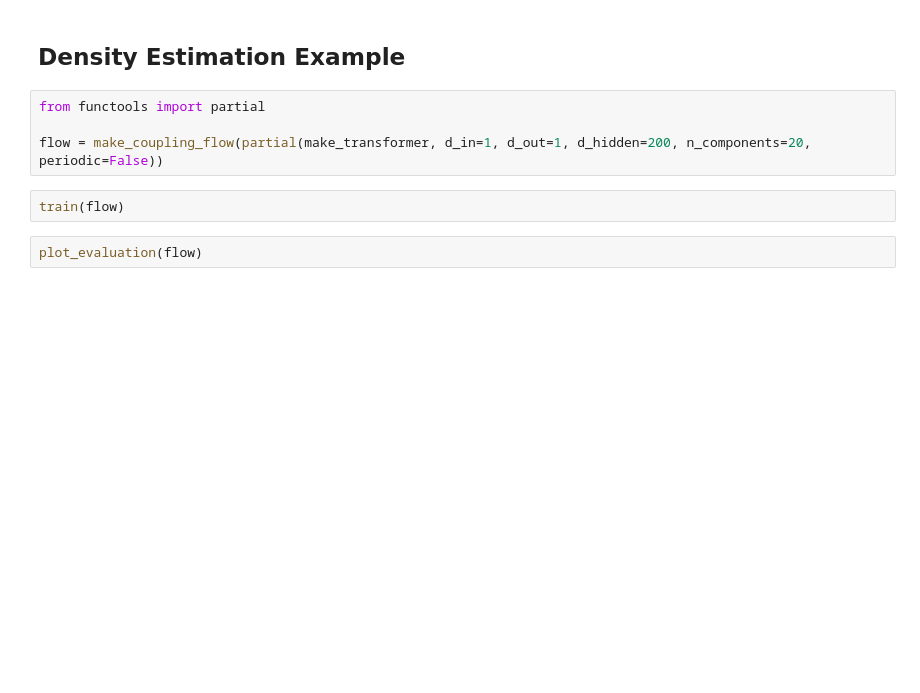
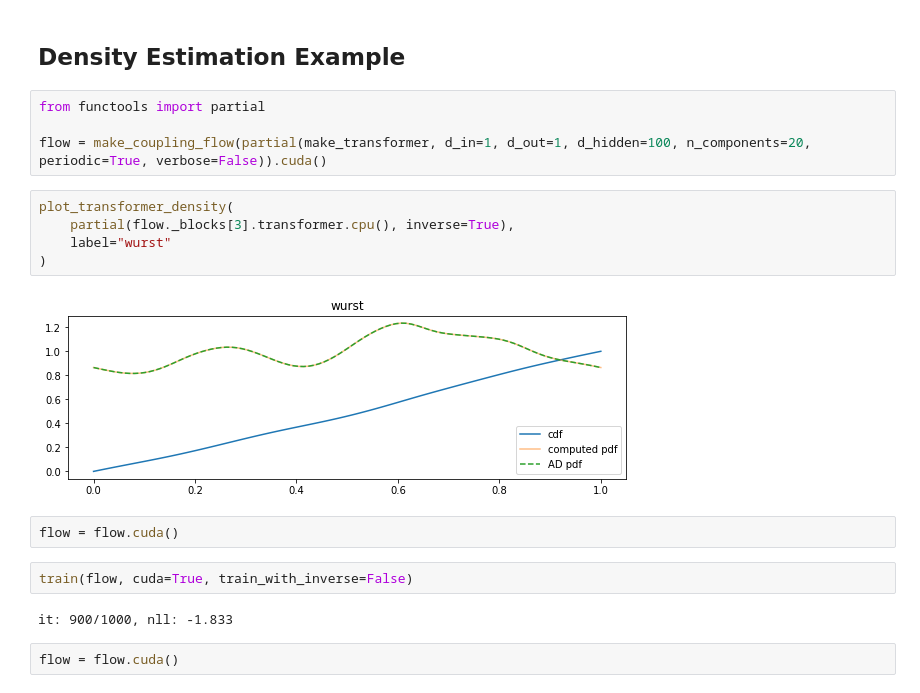
Before and after one commit to noegroup/bgflow, a Jupyter notebook: notebooks/compact/compact.ipynb, the cells around one changed output. Cells and saved outputs as stored; diff of their text form; blank space fills up the shorter version.

```diff
--- a/notebooks/compact/compact.ipynb
+++ b/notebooks/compact/compact.ipynb
@@ -253,8 +307,19 @@ plot_transformer_density(
 # %%
 from functools import partial
 
-flow = make_coupling_flow(partial(make_transformer, d_in=1, d_out=1, d_hidden=200, n_components=20, periodic=False))
+flow = make_coupling_flow(partial(make_transformer, d_in=1, d_out=1, d_hidden=100, n_components=20, periodic=True, verbose=False)).cuda()
+# %%
+plot_transformer_density(
+    partial(flow._blocks[3].transformer.cpu(), inverse=True),
+    label="wurst"
+)
+# %% [output]
+[figure, added]
+# %%
+flow = flow.cuda()
 # %%
-train(flow)
+train(flow, cuda=True, train_with_inverse=False)
+# %% [output]
+it: 900/1000, nll: -1.833
-# %%
-plot_evaluation(flow)
+# %%
+flow = flow.cuda()
```
Also changed, not shown: parts of 8 cells of this notebook, 4 other files.
